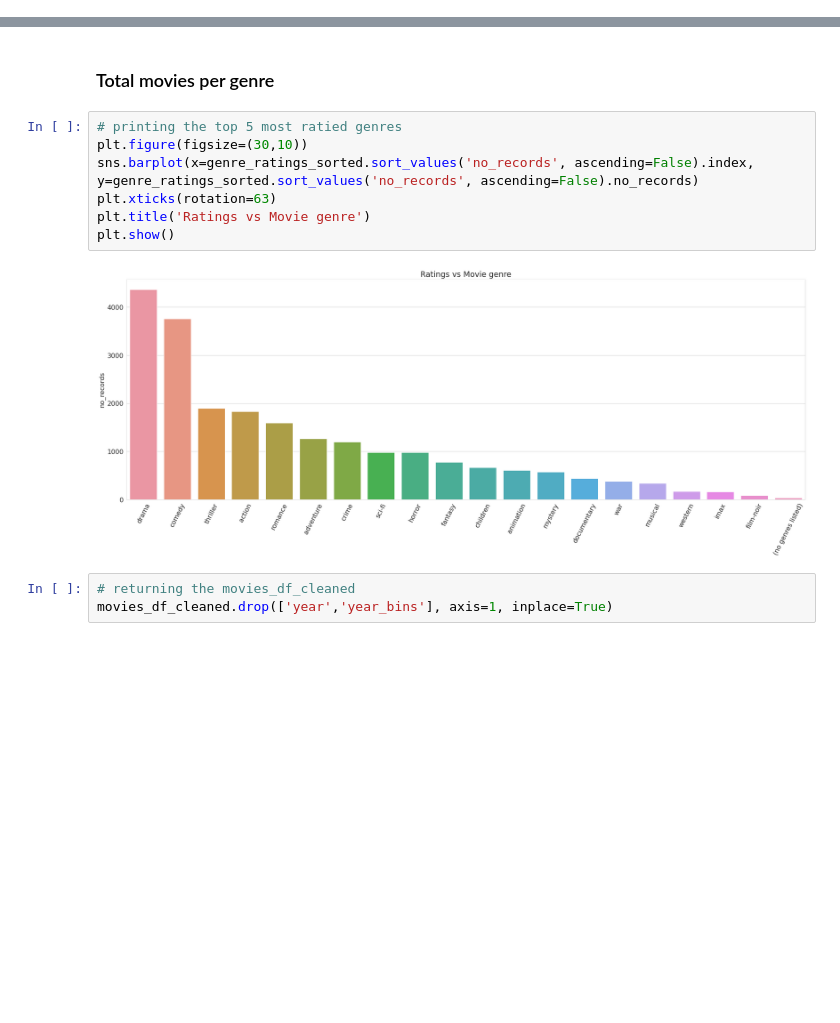
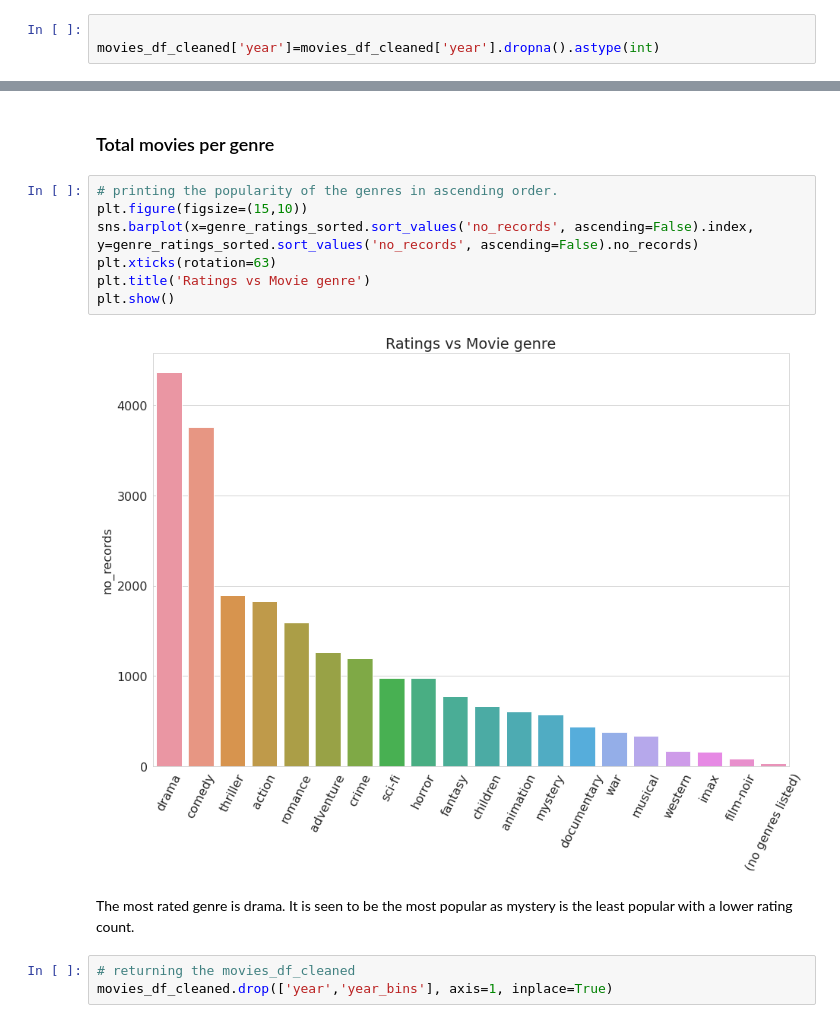
Before and after one commit to E-Juliet/Movie-reccomender, a Jupyter notebook: phase_4_project.ipynb, the cells around one changed output, grey strips where cells are left out. Saved outputs shown, nothing was run; the diff lists cells and outputs as text; blank space fills up the shorter version.

```diff
--- a/phase_4_project.ipynb
+++ b/phase_4_project.ipynb
@@ -339,3 +354,6 @@ print(movies_df_cleaned['year'].max())
+# %%
+
+movies_df_cleaned['year']=movies_df_cleaned['year'].dropna().astype(int)
 # %%
 movies_df_cleaned
 # %% [output]
@@ -487,14 +486,16 @@ genre_ratings_sorted.head()
 # %% [markdown]
 ### Total movies per genre
 # %%
-# printing the top 5 most ratied genres
-plt.figure(figsize=(30,10))
+# printing the popularity of the genres in ascending order.
+plt.figure(figsize=(15,10))
 sns.barplot(x=genre_ratings_sorted.sort_values('no_records', ascending=False).index, y=genre_ratings_sorted.sort_values('no_records', ascending=False).no_records)
 plt.xticks(rotation=63)
 plt.title('Ratings vs Movie genre')
 plt.show()
 # %% [output]
-[figure, old version]
+[figure, new version]
+# %% [markdown]
+The most rated genre is drama. It is seen to be the most popular as mystery is the least popular with a lower rating count.
 # %%
 # returning the movies_df_cleaned
 movies_df_cleaned.drop(['year','year_bins'], axis=1, inplace=True)
```
Also changed, not shown: parts of 55 cells of this notebook.
